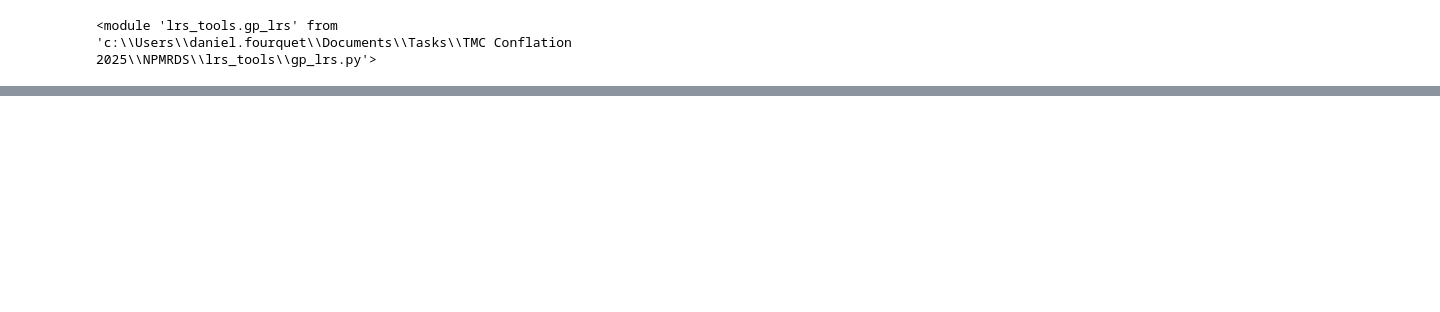
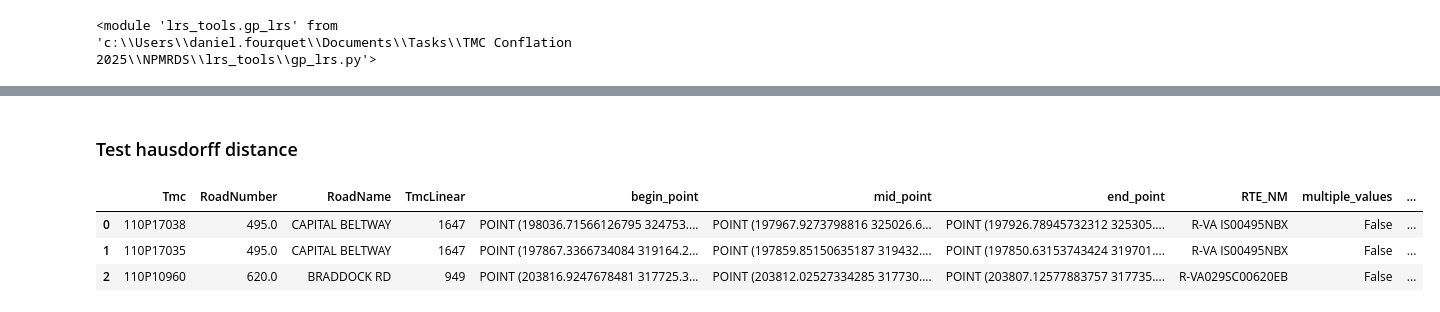
Before and after one commit to dfour001/tmc-conflation-2025, a Jupyter notebook: NPMRDS/npmrds_to_lrs.ipynb, the cells around one changed output, grey strips where cells are left out. Drawn from its saved outputs; the diff is of its cells as text; code cells hidden in the pictures; blank space fills up the shorter version.

```diff
--- a/NPMRDS/npmrds_to_lrs.ipynb
+++ b/NPMRDS/npmrds_to_lrs.ipynb
@@ -22,2 +44,16 @@ importlib.reload(gp_lrs)
+# %%
+# Create intermediate and output gdb
+output_path = r'C:\Users\daniel.fourquet\Documents\Tasks\TMC Conflation 2025\NPMRDS'
+
+intermediate_gdb = f"{output_path}\\intermediate.gdb"
+output_gdb = f"{output_path}\\output.gdb"
+
+# Create gdbs if do not exist
+for gdb_path in [intermediate_gdb, output_gdb]:
+    if os.path.exists(os.path.dirname(gdb_path)):
+        if not os.path.exists(gdb_path):
+            arcpy.management.CreateFileGDB(os.path.dirname(gdb_path), os.path.basename(gdb_path))
+    else:
+        raise Exception(f'Path for GDB does not exist: \n{os.path.dirname(gdb_path)}')
 # %%
 # Load lrs to an LRS object
@@ -267,0 +330,12 @@ print(len(tmcs), len(tmcs_exploded))
+# %% [markdown]
+### Test hausdorff distance ###
+# %%
+log.debug(f'{"=" * 21}\n       ROUND 2       \n{"=" * 21}')
+df_round_1_qc = gp.read_file(intermediate_gdb, layer='round_1_results')
+df_round_1_qc = df_round_1_qc.to_crs(epsg=3968)
+df_round_1_qc.head(3)
+# %% [output]
+|  | Tmc | RoadNumber | RoadName | TmcLinear | begin_point | mid_point | end_point | RTE_NM | multiple_values | ... |
+| 0 | 110P17038 | 495.0 | CAPITAL BELTWAY | 1647 | POINT (198036.71566126795 324753.... | POINT (197967.9273798816 325026.6... | POINT (197926.78945732312 325305.... | R-VA IS00495NBX | False | ... |
+| 1 | 110P17035 | 495.0 | CAPITAL BELTWAY | 1647 | POINT (197867.3366734084 319164.2... | POINT (197859.85150635187 319432.... | POINT (197850.63153743424 319701.... | R-VA IS00495NBX | False | ... |
+| 2 | 110P10960 | 620.0 | BRADDOCK RD | 949 | POINT (203816.9247678481 317725.3... | POINT (203812.02527334285 317730.... | POINT (203807.12577883757 317735.... | R-VA029SC00620EB | False | ... |
```
Also changed, not shown: parts of 30 cells of this notebook, 2 other files.
